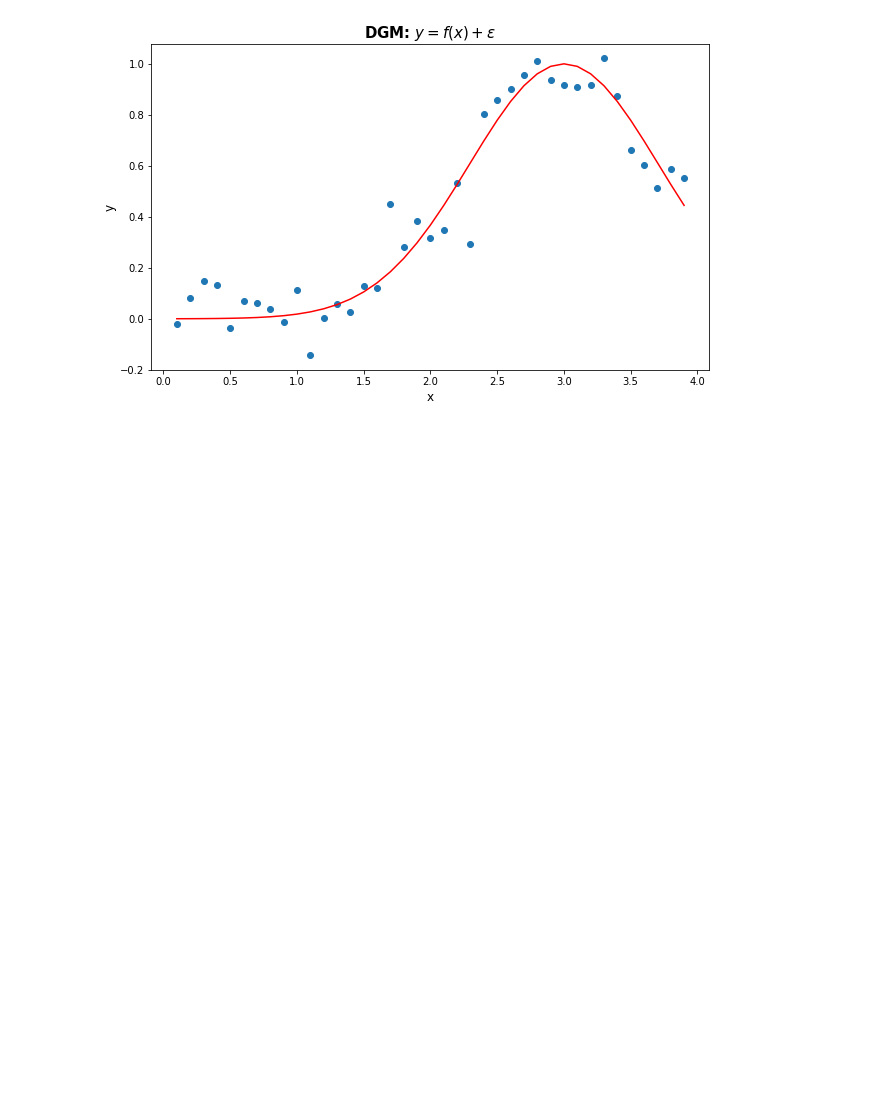
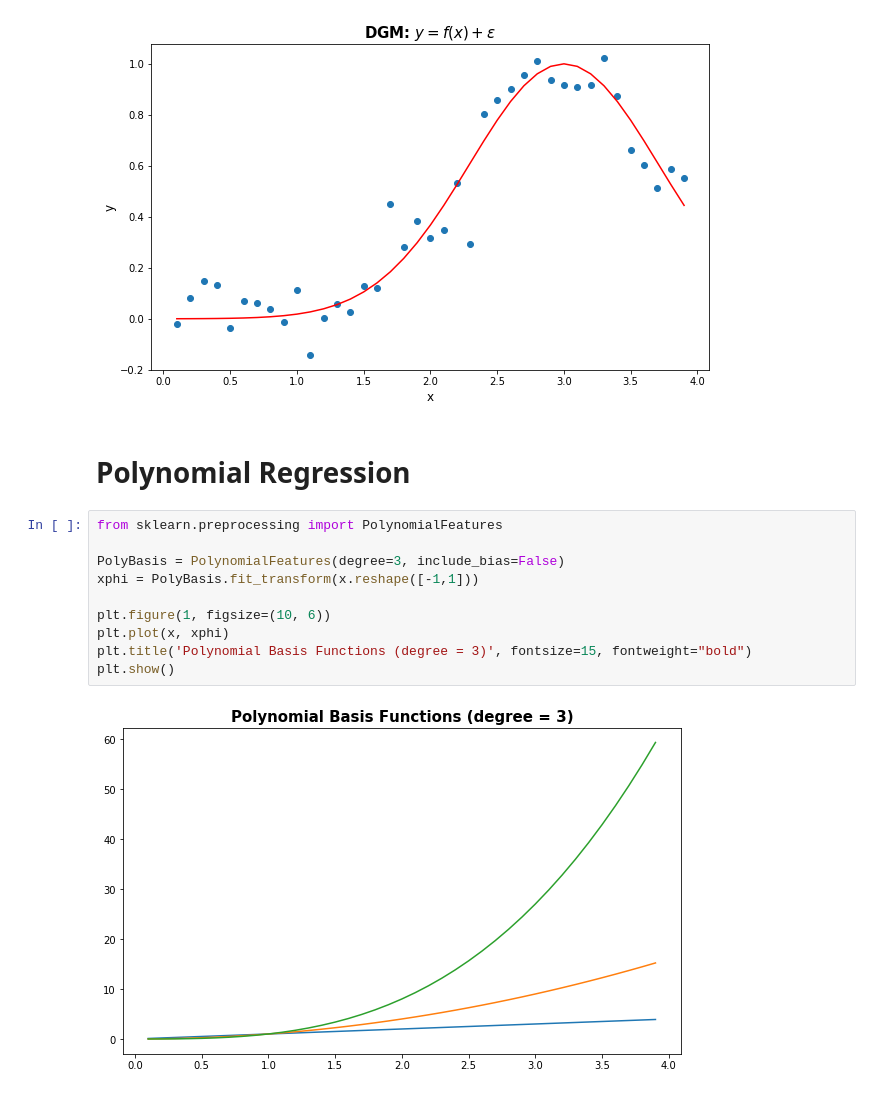
Before and after one commit to anhnguyendepocen/Stat3612, a Jupyter notebook: Lecture4/Lecture4 Basis Expansion.ipynb, the cells around one changed output. Drawn from its saved outputs; the diff is of its cells as text; blank space fills up the shorter version.

```diff
--- a/Lecture4/Lecture4 Basis Expansion.ipynb
+++ b/Lecture4/Lecture4 Basis Expansion.ipynb
@@ -33,3 +33,17 @@ plt.title('DGM: $y=f(x)+\epsilon$', fontsize=15, fontweight="bold")
 plt.show()
 # %% [output]
 [figure]
+# %% [markdown]
+# Polynomial Regression
+# %%
+from sklearn.preprocessing import PolynomialFeatures
+
+PolyBasis = PolynomialFeatures(degree=3, include_bias=False)
+xphi = PolyBasis.fit_transform(x.reshape([-1,1]))
+
+plt.figure(1, figsize=(10, 6))
+plt.plot(x, xphi)
+plt.title('Polynomial Basis Functions (degree = 3)', fontsize=15, fontweight="bold")
+plt.show()
+# %% [output]
+[figure, added]
```
Also changed, not shown: parts of 3 cells of this notebook.
